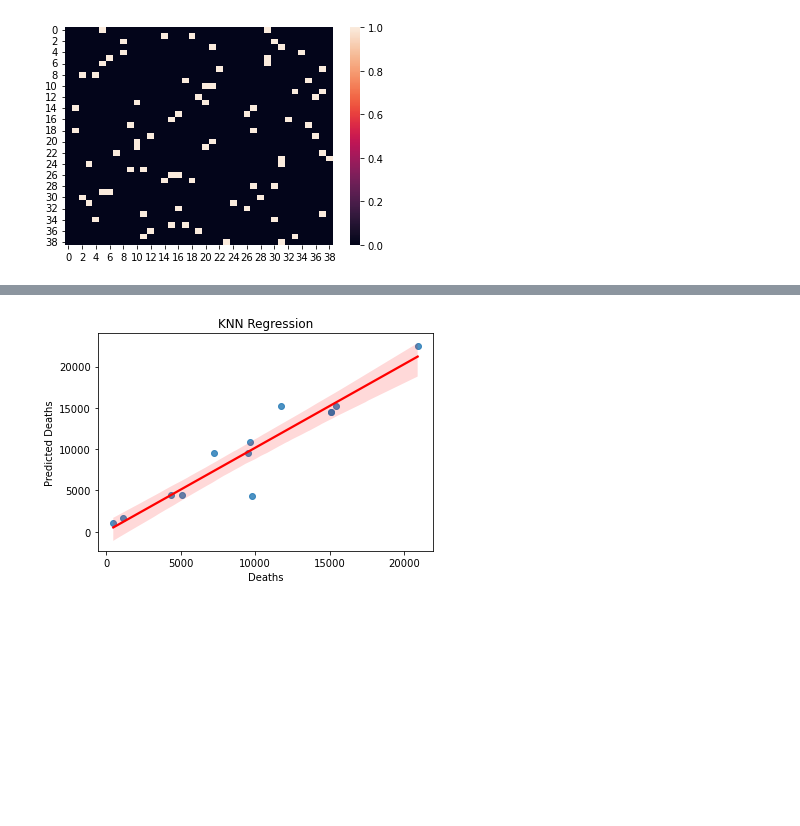
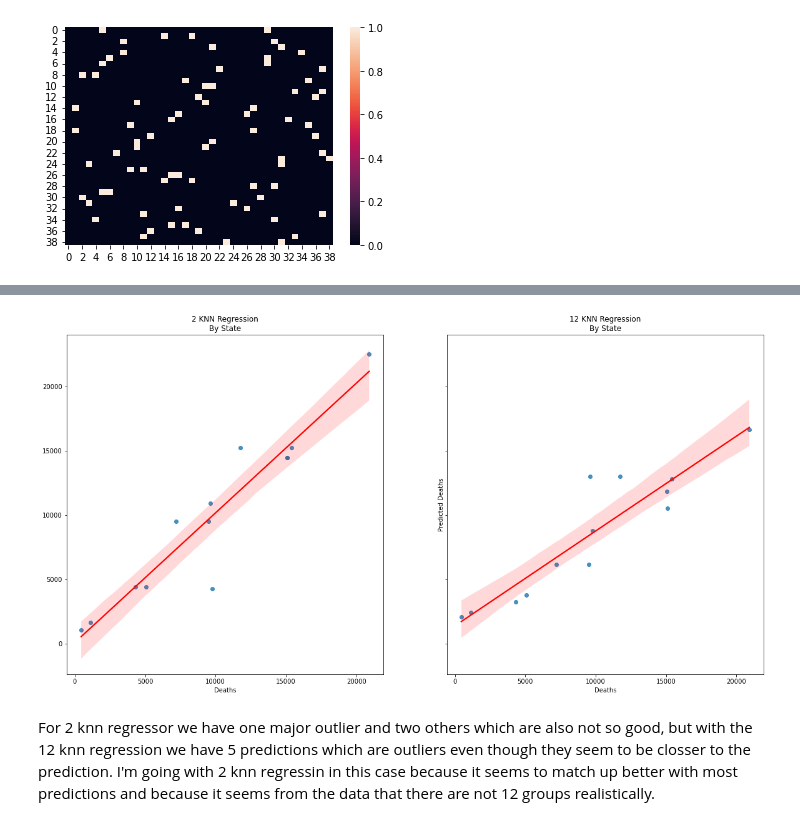
Before and after one commit to asullivan42/COVID_Bubble_Estimator, a Jupyter notebook: Regression_Analysis.ipynb, the cells around one changed output, grey strips where cells are left out. Saved outputs shown, nothing was run; the diff lists cells and outputs as text; code cells hidden in the pictures; blank space fills up the shorter version.

```diff
--- a/Regression_Analysis.ipynb
+++ b/Regression_Analysis.ipynb
@@ -2324,6 +2350,6 @@ plt.show()
 model =KMeans(n_clusters=4)
 
 # Fit model to samples
-model.fit(X_train)
-model.score(X_test)
+model.fit(X6_train)
+model.score(X6_test)
 # %% [output]
@@ -2526,12 +2573,12 @@ rmse_val =[]
 for i in range(1,20):
 
     knn = KNeighborsRegressor(i)
-    knn.fit(X_train,y_train)
+    knn.fit(X7_train,y7_train)
 
-    train_scores.append(knn.score(X_train,y_train)) # Score on Trained data
-    test_scores.append(knn.score(X_test,y_test)) # Score on Test data
-    pred=knn.predict(X_test) #make prediction on test set
-    error = np.sqrt(mean_squared_error(y_test,pred)) #calculate rmse
+    train_scores.append(knn.score(X7_train,y7_train)) # Score on Trained data
+    test_scores.append(knn.score(X7_test,y7_test)) # Score on Test data
+    pred=knn.predict(X7_test) #make prediction on test set
+    error = np.sqrt(mean_squared_error(y7_test,pred)) #calculate rmse
     rmse_val.append(error) #store rmse values
 
 cf=pd.DataFrame([train_scores,test_scores, rmse_val]).transpose()
@@ -2558,12 +2608,21 @@ cf
 # %%
 knn = KNeighborsRegressor(2)
-knn.fit(X_train,y_train)
+knn.fit(X7_train,y7_train)
 
-train_scores=(knn.score(X_train,y_train)) # Score on Trained data
-test_scores=(knn.score(X_test,y_test)) # Score on Test data
-pred=knn.predict(X_test) # make prediction on test set
+train_scores=(knn.score(X7_train,y7_train)) # Score on Trained data
+test_scores=(knn.score(X7_test,y7_test)) # Score on Test data
+pred=knn.predict(X7_test) # make prediction on test set
 sns.heatmap(knn.kneighbors_graph().toarray()) #draw a heatmap
 print ('The score is ',test_scores)
 # %% [output]
 The score is  0.8770775691152468
 [figure]
+# %%
+knn_12 = KNeighborsRegressor(12)
+knn_12.fit(X7_train,y7_train)
+
+train_scores_12=(knn_12.score(X7_train,y7_train)) # Score on Trained data
+test_scores_12=(knn_12.score(X7_test,y7_test)) # Score on Test data
+pred_12=knn_12.predict(X7_test) # make prediction on test set
+sns.heatmap(knn_12.kneighbors_graph().toarray()) #draw a heatmap
+print ('The score is ',test_scores_12)
@@ -2570,8 +2632,15 @@ The score is  0.8770775691152468
 # %%
-knn_plot=sns.regplot(y_test,pred,line_kws={"color": "red"})
-knn_plot=plt.title('KNN Regression')
-knn_plot=plt.xlabel('Deaths')
-knn_plot=plt.ylabel('Predicted Deaths')
+fig, axes = plt.subplots(1, 2, sharey=True, figsize=(20,10))
+sns.regplot(y7_test, pred, line_kws={"color": "red"}, ax=axes[0])
+axes[0].set_title('2 KNN Regression\nBy State')
+axes[0]=plt.xlabel('Deaths')
+axes[0]=plt.ylabel('Predicted Deaths')
+
+sns.regplot(y7_test, pred_12, line_kws={"color": "red"}, ax=axes[1])
+axes[1].set_title('12 KNN Regression\nBy State')
+axes[1]=plt.xlabel('Deaths')
 plt.show()
 # %% [output]
-[figure, old version]
+[figure, new version]
+# %% [markdown]
+For 2 knn regressor we have one major outlier and two others which are also not so good, but with the 12 knn regression we have 5 predictions which are outliers even though they seem to be closser to the prediction.  I'm going with 2 knn regressin in this case because it seems to match up better with most predictions and because it seems from the data that there are not 12 groups realistically.
```
Also changed, not shown: parts of 59 cells of this notebook, 7 other files.
